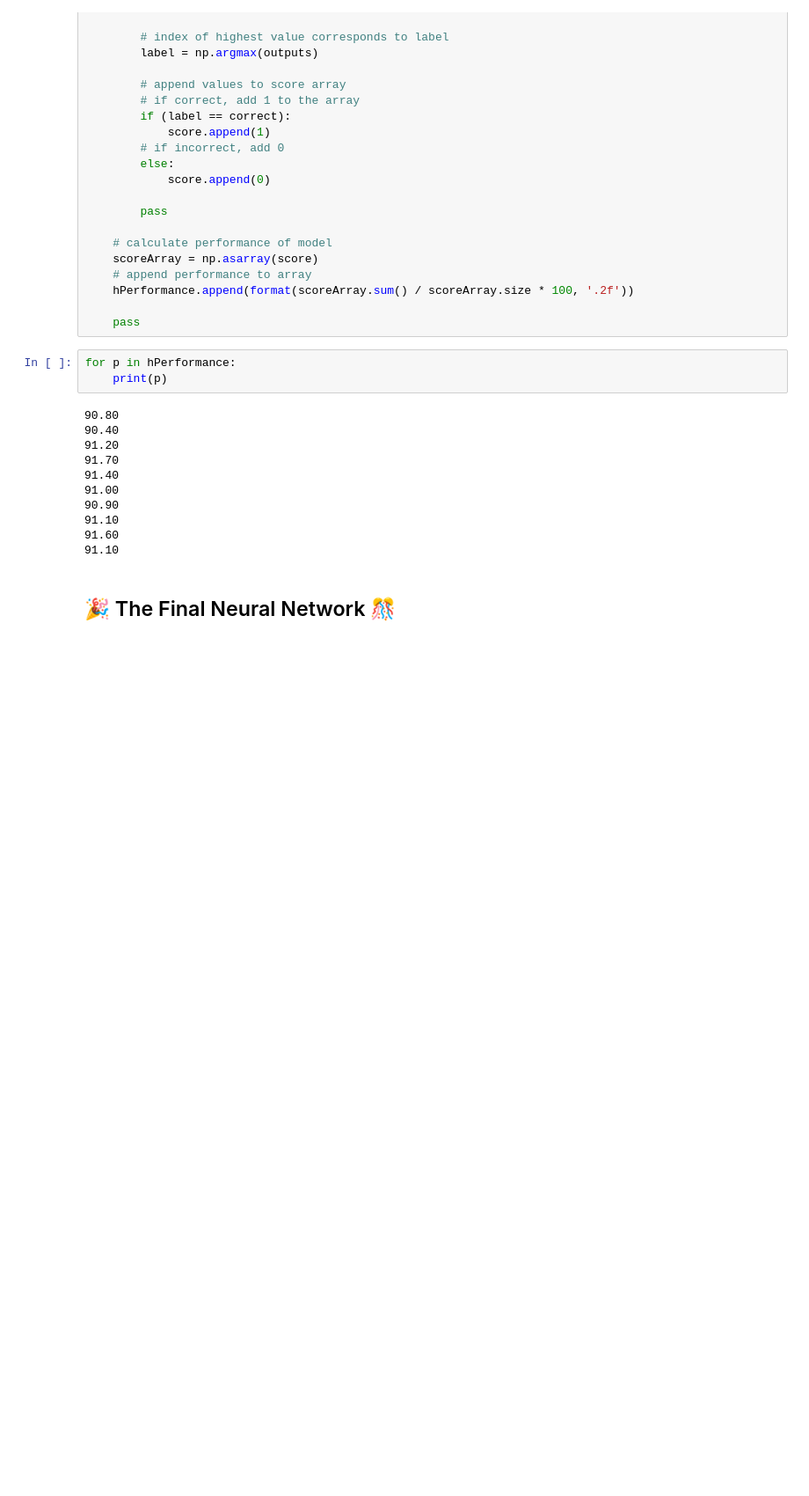
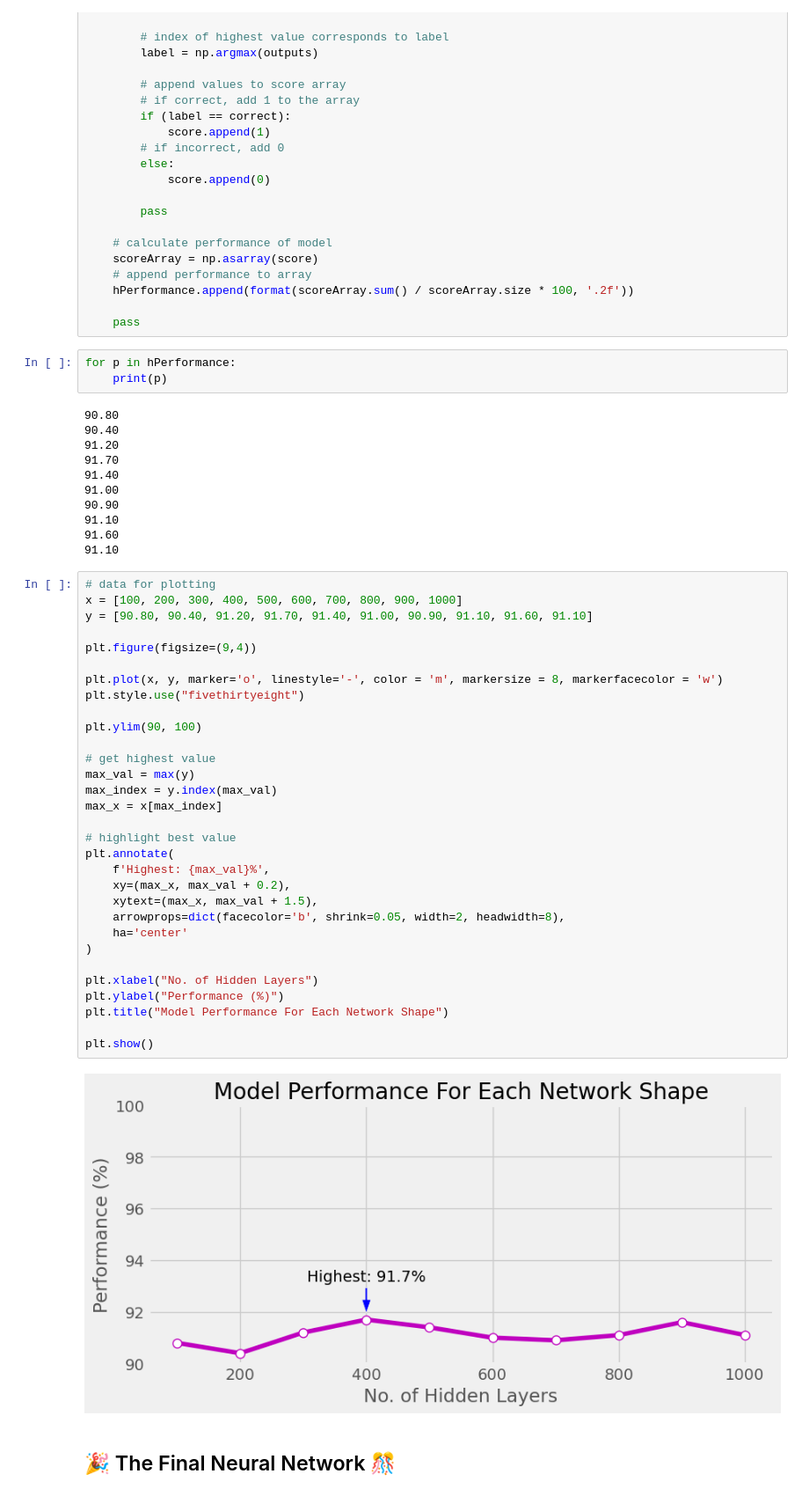
Before and after one commit to mitano-17/Let-s-Build-A-Neural-Network, a Jupyter notebook: my_neural_network.ipynb, the cells around one changed output. Shown at 88% size. Drawn from its saved outputs; the diff is of its cells as text; blank space fills up the shorter version.

```diff
--- a/my_neural_network.ipynb
+++ b/my_neural_network.ipynb
@@ -1380,6 +1446,39 @@ for p in hPerformance:
 91.10
 91.60
 91.10
+# %%
+# data for plotting
+x = [100, 200, 300, 400, 500, 600, 700, 800, 900, 1000]
+y = [90.80, 90.40, 91.20, 91.70, 91.40, 91.00, 90.90, 91.10, 91.60, 91.10]
+
+plt.figure(figsize=(9,4))
+
+plt.plot(x, y, marker='o', linestyle='-', color = 'm', markersize = 8, markerfacecolor = 'w')
+plt.style.use("fivethirtyeight")
+
+plt.ylim(90, 100)
+
+# get highest value
+max_val = max(y)
+max_index = y.index(max_val)
+max_x = x[max_index]
+
+# highlight best value
+plt.annotate(
+    f'Highest: {max_val}%',
+    xy=(max_x, max_val + 0.2),
+    xytext=(max_x, max_val + 1.5),
+    arrowprops=dict(facecolor='b', shrink=0.05, width=2, headwidth=8),
+    ha='center'
+)
+
+plt.xlabel("No. of Hidden Layers")
+plt.ylabel("Performance (%)")
+plt.title("Model Performance For Each Network Shape")
+
+plt.show()
+# %% [output]
+[figure, added]
 # %% [markdown]
 <h2>🎉 The Final Neural Network 🎊</h2>
 # %%
```
Also changed, not shown: parts of 12 cells of this notebook.
